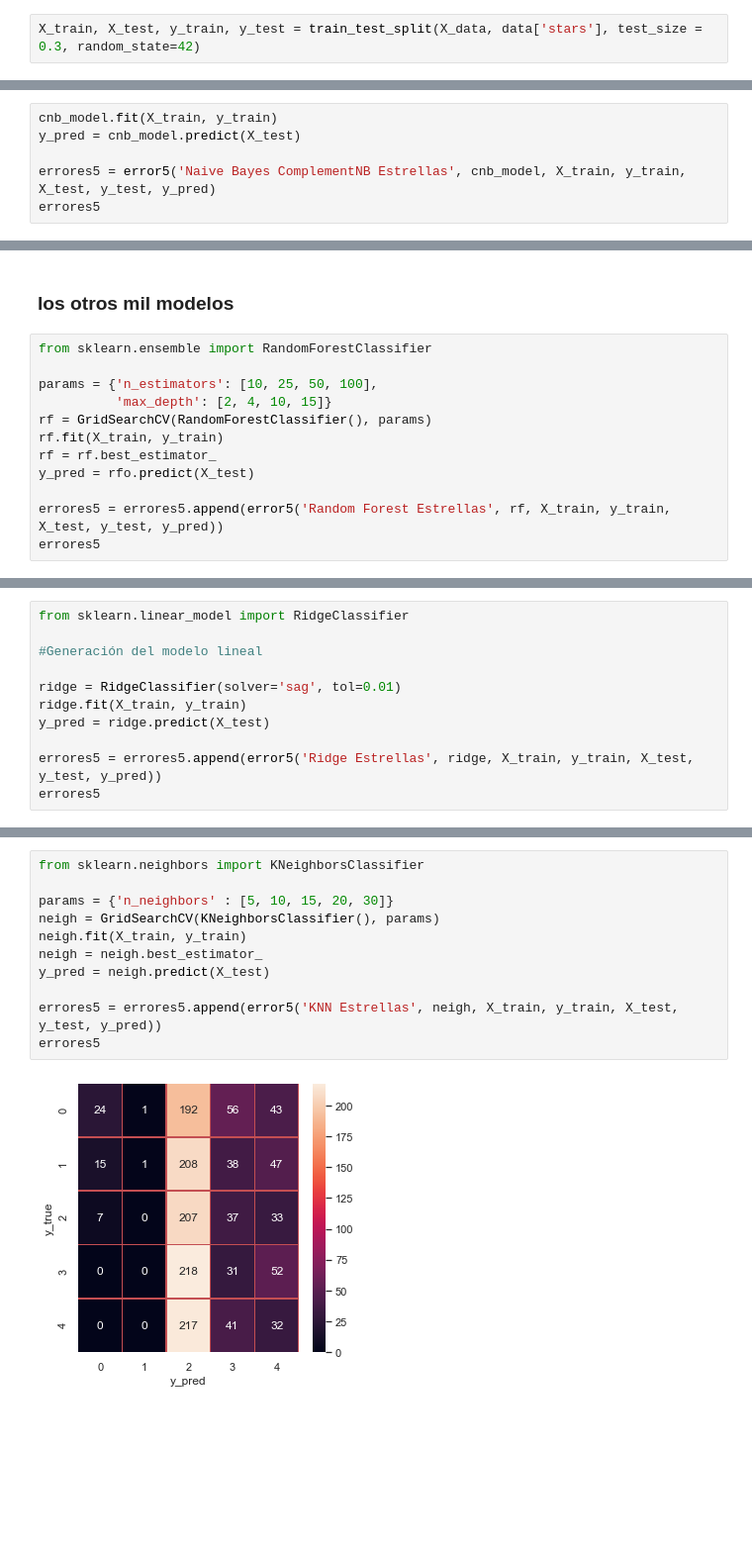
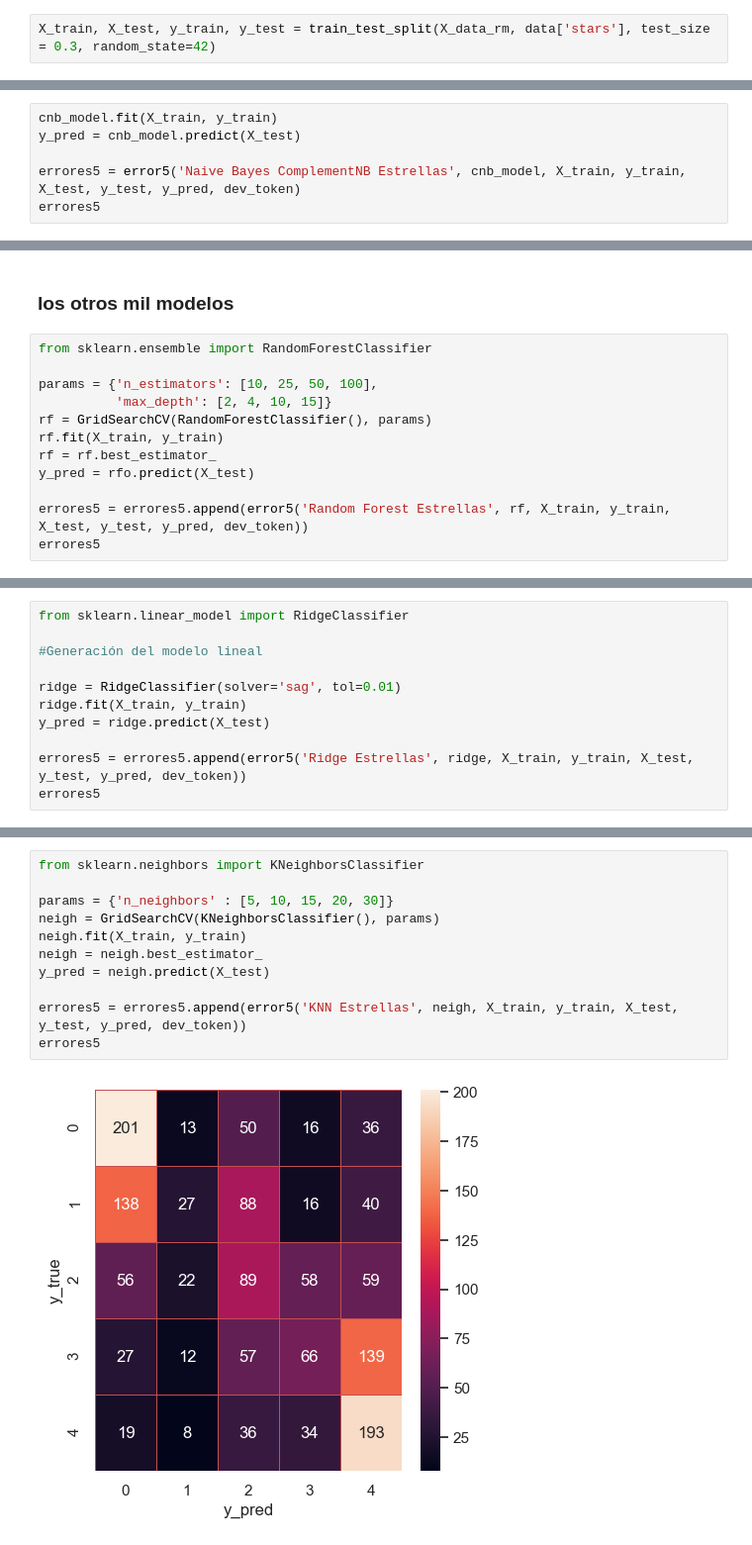
Before and after one commit to valeriaortizl/amazon_ratings_prediction, a Jupyter notebook: DS_Proyecto_03_NLP_v2.ipynb, the cells around one changed output, grey strips where cells are left out. Shown at 99% size. Saved outputs shown, nothing was run; the diff lists cells and outputs as text; blank space fills up the shorter version.

```diff
--- a/DS_Proyecto_03_NLP_v2.ipynb
+++ b/DS_Proyecto_03_NLP_v2.ipynb
@@ -805,2 +802,2 @@ Naive Bayes Complement también puede ser utilizado para predecir varias clases,
 # %%
-X_train, X_test, y_train, y_test = train_test_split(X_data, data['stars'], test_size = 0.3, random_state=42)
+X_train, X_test, y_train, y_test = train_test_split(X_data_rm, data['stars'], test_size = 0.3, random_state=42)
@@ -808,6 +807,6 @@ X_train, X_test, y_train, y_test = train_test_split(X_data, data['stars'], test_
 cnb_model.fit(X_train, y_train)
 y_pred = cnb_model.predict(X_test)
 
-errores5 = error5('Naive Bayes ComplementNB Estrellas', cnb_model, X_train, y_train, X_test, y_test, y_pred)
+errores5 = error5('Naive Bayes ComplementNB Estrellas', cnb_model, X_train, y_train, X_test, y_test, y_pred, dev_token)
 errores5
 # %% [output]
@@ -828,6 +835,6 @@ rf.fit(X_train, y_train)
 rf = rf.best_estimator_
 y_pred = rfo.predict(X_test)
 
-errores5 = errores5.append(error5('Random Forest Estrellas', rf, X_train, y_train, X_test, y_test, y_pred))
+errores5 = errores5.append(error5('Random Forest Estrellas', rf, X_train, y_train, X_test, y_test, y_pred, dev_token))
 errores5
 # %% [output]
@@ -844,6 +860,6 @@ ridge = RidgeClassifier(solver='sag', tol=0.01)
 ridge.fit(X_train, y_train)
 y_pred = ridge.predict(X_test)
 
-errores5 = errores5.append(error5('Ridge Estrellas', ridge, X_train, y_train, X_test, y_test, y_pred))
+errores5 = errores5.append(error5('Ridge Estrellas', ridge, X_train, y_train, X_test, y_test, y_pred, dev_token))
 errores5
 # %% [output]
@@ -854,13 +878,13 @@ errores5
 # %%
 from sklearn.neighbors import KNeighborsClassifier
 
 params = {'n_neighbors' : [5, 10, 15, 20, 30]}
 neigh = GridSearchCV(KNeighborsClassifier(), params)
 neigh.fit(X_train, y_train)
 neigh = neigh.best_estimator_
 y_pred = neigh.predict(X_test)
 
-errores5 = errores5.append(error5('KNN Estrellas', neigh, X_train, y_train, X_test, y_test, y_pred))
+errores5 = errores5.append(error5('KNN Estrellas', neigh, X_train, y_train, X_test, y_test, y_pred, dev_token))
 errores5
 # %% [output]
-[figure, old version]
+[figure, new version]
```
Also changed, not shown: parts of 63 cells of this notebook.
